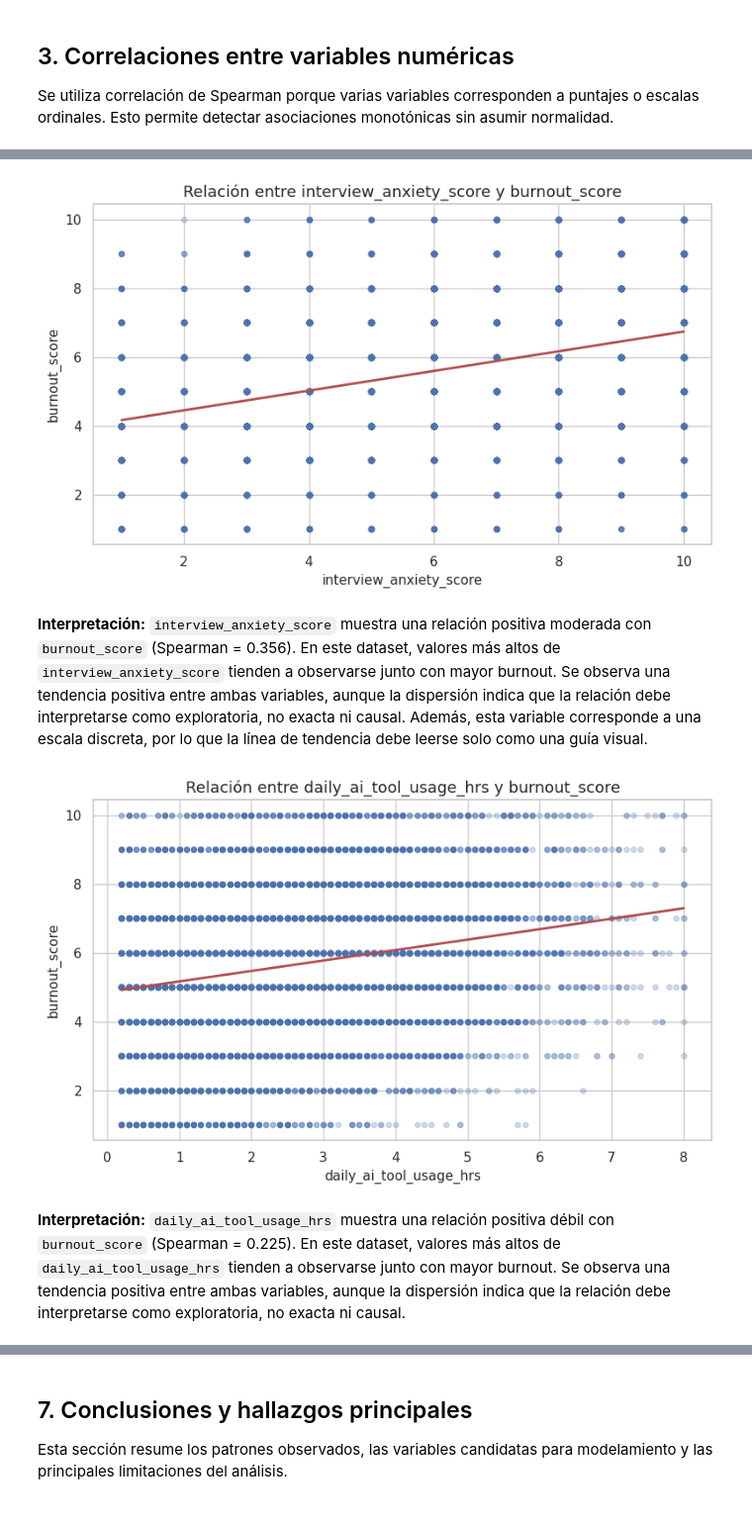
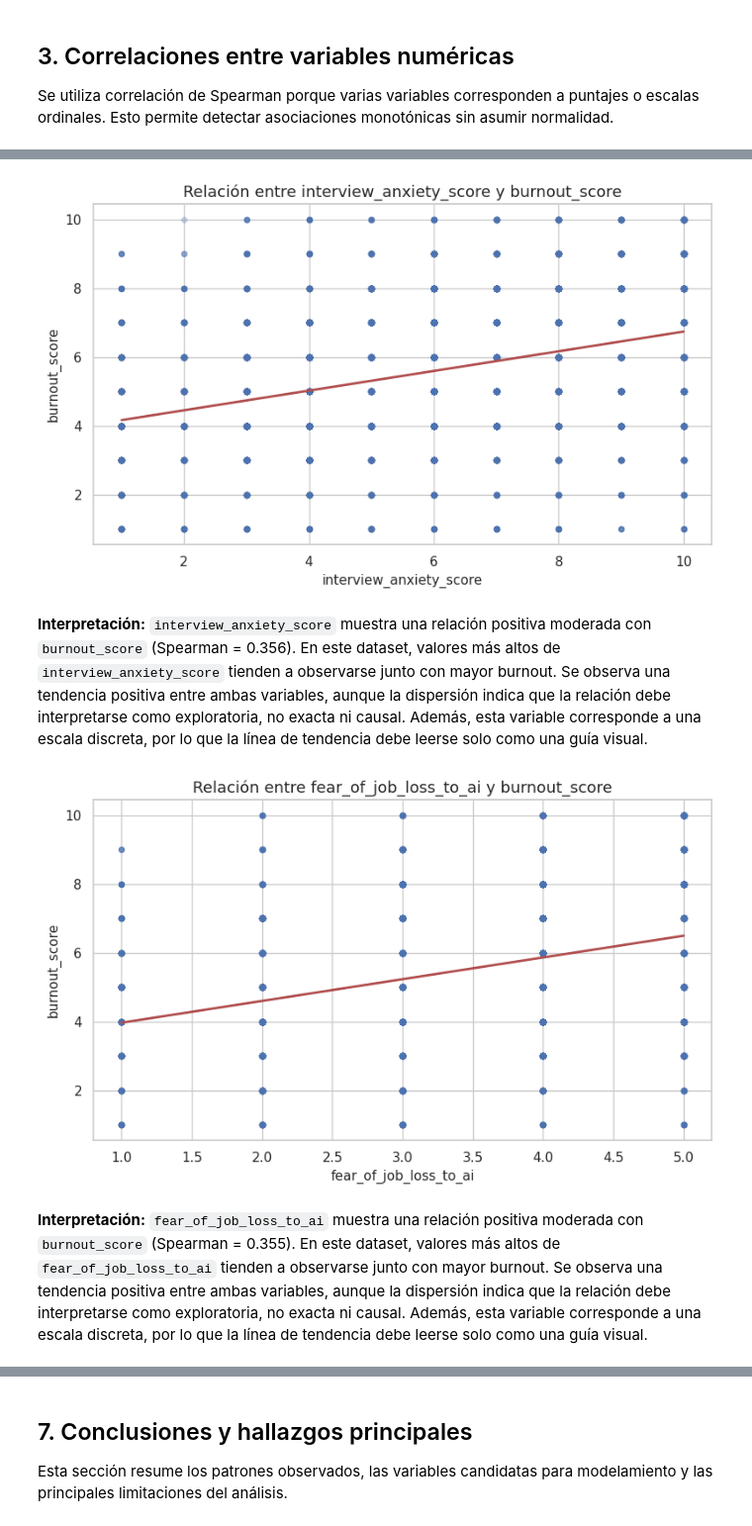
Before and after one commit to belen001/proyecto-ingenieria-datos, a Jupyter notebook: notebooks/03_relacion_variables.ipynb, the cells around one changed output, grey strips where cells are left out. Shown at 99% size. Drawn from its saved outputs; the diff is of its cells as text; code cells hidden in the pictures.

Commit message:
feat: refine burnout relational analysis notebook

```diff
--- a/notebooks/03_relacion_variables.ipynb
+++ b/notebooks/03_relacion_variables.ipynb
@@ -173,0 +189,41 @@ display(pd.DataFrame({"variable": categorical_vars}))
+# %%
+secondary_descriptive_vars = [
+    "gender",
+    "degree_type",
+    "year_of_study",
+    "urban_or_rural",
+    "age",
+]
+
+missing_secondary = sorted(set(secondary_descriptive_vars) - set(df.columns))
+if missing_secondary:
+    raise ValueError(f"Faltan variables secundarias esperadas: {missing_secondary}.")
+
+secondary_rows = []
+for var in secondary_descriptive_vars:
+    temp = analysis_df.copy()
+    if var == "age":
+        temp[var] = pd.to_numeric(temp[var], errors="coerce")
+        tipo = "numérica agrupada por valor"
+    else:
+        tipo = "categórica"
+
+    summary = (
+        temp.groupby(var, observed=True)[TARGET]
+        .agg(count="count", mean="mean", median="median")
+        .reset_index()
+        .rename(columns={var: "categoria"})
+    )
+    summary["variable"] = var
+    summary["tipo"] = tipo
+    secondary_rows.append(summary[["variable", "tipo", "categoria", "count", "mean", "median"]])
+
+resumen_secundario_variables = pd.concat(secondary_rows, ignore_index=True)
+resumen_secundario_variables["mean"] = resumen_secundario_variables["mean"].round(2)
+resumen_secundario_variables["median"] = resumen_secundario_variables["median"].round(2)
+resumen_secundario_variables.to_csv(
+    OUTPUT_TABLES_DIR / "resumen_secundario_variables_no_priorizadas.csv",
+    index=False,
+)
+
+display(resumen_secundario_variables)
@@ -298,6 +373,7 @@ scatter_vars = [
     "ai_dependency_score",
     "placement_anxiety_score",
     "interview_anxiety_score",
+    "fear_of_job_loss_to_ai",
     "daily_ai_tool_usage_hrs",
     "sleep_hours",
 ]
@@ -308,6 +384,7 @@ discrete_scale_vars = {
     "ai_dependency_score",
     "placement_anxiety_score",
     "interview_anxiety_score",
+    "fear_of_job_loss_to_ai",
 }
 
 def describe_numeric_relationship(var: str) -> str:
@@ -338,32 +415,32 @@ def describe_numeric_relationship(var: str) -> str:
         f"{caution}"
     )
 
 for var in scatter_vars:
     plt.figure(figsize=(8, 5))
     sns.regplot(
         data=analysis_df,
         x=var,
         y=TARGET,
         scatter_kws={"alpha": 0.25, "s": 18},
         line_kws={"color": "#b14d4d", "linewidth": 2},
         ci=None,
     )
     plt.title(f"Relación entre {var} y {TARGET}")
     plt.xlabel(var)
     plt.ylabel(TARGET)
     plt.tight_layout()
     plt.show()
     display(Markdown(describe_numeric_relationship(var)))
 # %% [output]
 [figure]
 **Interpretación:** `stress_level` muestra una relación positiva fuerte con `burnout_score` (Spearman = 0.577). En este dataset, valores más altos de `stress_level` tienden a observarse junto con mayor burnout. Se observa una tendencia positiva entre ambas variables, aunque la dispersión indica que la relación debe interpretarse como exploratoria, no exacta ni causal. Además, esta variable corresponde a una escala discreta, por lo que la línea de tendencia debe leerse solo como una guía visual.
 [figure]
 **Interpretación:** `motivation_score` muestra una relación negativa fuerte con `burnout_score` (Spearman = -0.524). En este dataset, valores más altos de `motivation_score` tienden a observarse junto con menor burnout. Se observa una tendencia negativa entre ambas variables, aunque la dispersión indica que la relación debe interpretarse como exploratoria, no exacta ni causal. Además, esta variable corresponde a una escala discreta, por lo que la línea de tendencia debe leerse solo como una guía visual.
 [figure]
 **Interpretación:** `ai_dependency_score` muestra una relación positiva moderada con `burnout_score` (Spearman = 0.351). En este dataset, valores más altos de `ai_dependency_score` tienden a observarse junto con mayor burnout. Se observa una tendencia positiva entre ambas variables, aunque la dispersión indica que la relación debe interpretarse como exploratoria, no exacta ni causal. Además, esta variable corresponde a una escala discreta, por lo que la línea de tendencia debe leerse solo como una guía visual.
 [figure]
 **Interpretación:** `placement_anxiety_score` muestra una relación positiva moderada con `burnout_score` (Spearman = 0.370). En este dataset, valores más altos de `placement_anxiety_score` tienden a observarse junto con mayor burnout. Se observa una tendencia positiva entre ambas variables, aunque la dispersión indica que la relación debe interpretarse como exploratoria, no exacta ni causal. Además, esta variable corresponde a una escala discreta, por lo que la línea de tendencia debe leerse solo como una guía visual.
 [figure]
 **Interpretación:** `interview_anxiety_score` muestra una relación positiva moderada con `burnout_score` (Spearman = 0.356). En este dataset, valores más altos de `interview_anxiety_score` tienden a observarse junto con mayor burnout. Se observa una tendencia positiva entre ambas variables, aunque la dispersión indica que la relación debe interpretarse como exploratoria, no exacta ni causal. Además, esta variable corresponde a una escala discreta, por lo que la línea de tendencia debe leerse solo como una guía visual.
-[figure, old version]
+[figure, new version]
-**Interpretación:** `daily_ai_tool_usage_hrs` muestra una relación positiva débil con `burnout_score` (Spearman = 0.225). En este dataset, valores más altos de `daily_ai_tool_usage_hrs` tienden a observarse junto con mayor burnout. Se observa una tendencia positiva entre ambas variables, aunque la dispersión indica que la relación debe interpretarse como exploratoria, no exacta ni causal.
+**Interpretación:** `fear_of_job_loss_to_ai` muestra una relación positiva moderada con `burnout_score` (Spearman = 0.355). En este dataset, valores más altos de `fear_of_job_loss_to_ai` tienden a observarse junto con mayor burnout. Se observa una tendencia positiva entre ambas variables, aunque la dispersión indica que la relación debe interpretarse como exploratoria, no exacta ni causal. Además, esta variable corresponde a una escala discreta, por lo que la línea de tendencia debe leerse solo como una guía visual.
```
Also changed, not shown: parts of 17 cells of this notebook.
